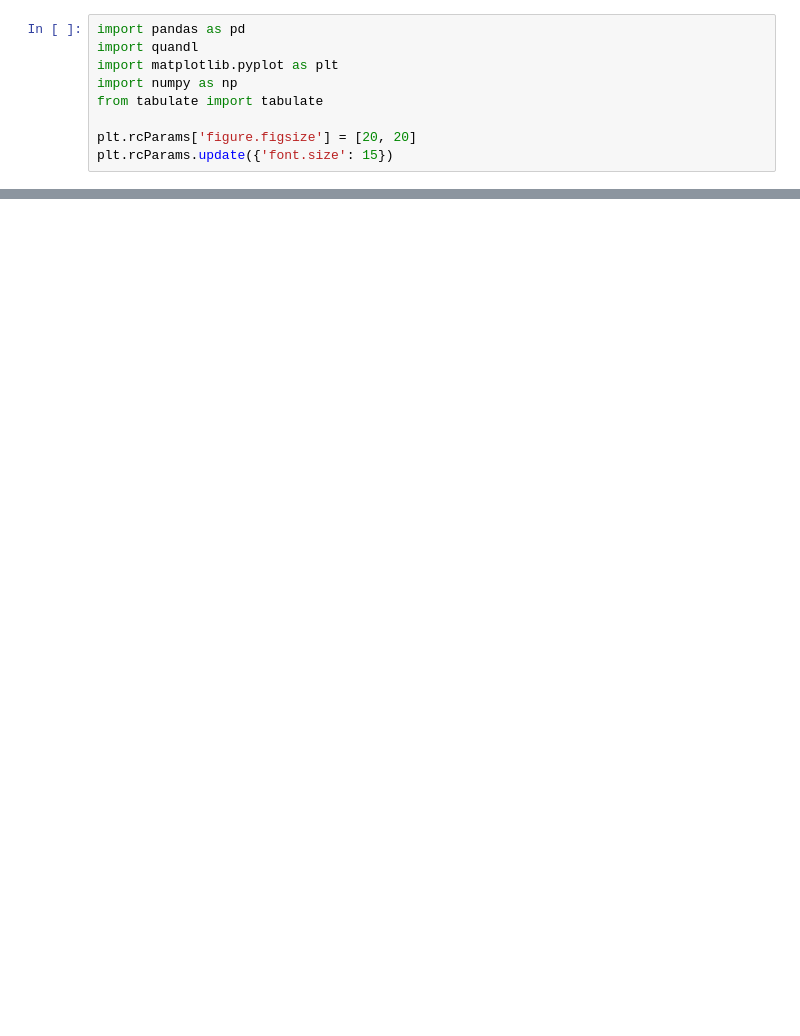
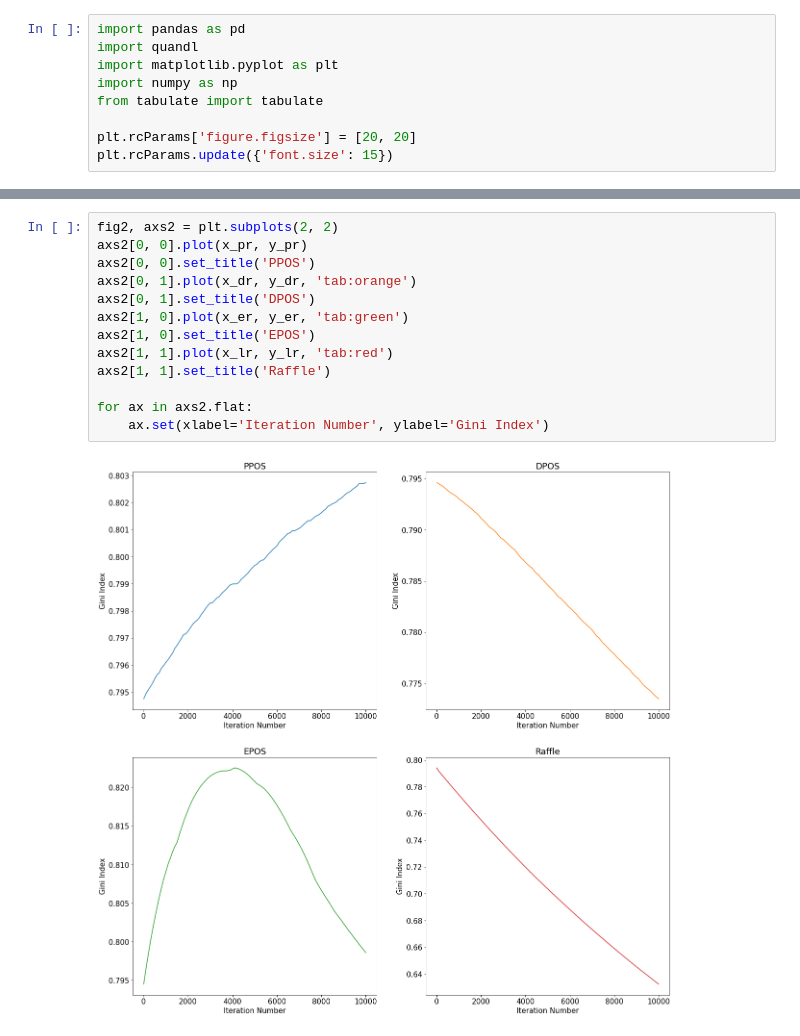
Before and after one commit to jiajia20/Intro_crypto, a Jupyter notebook: visualize_pos_models.ipynb, the cells around one changed output, grey strips where cells are left out. Drawn from its saved outputs; the diff is of its cells as text; blank space fills up the shorter version.

```diff
--- a/visualize_pos_models.ipynb
+++ b/visualize_pos_models.ipynb
@@ -54,0 +90,15 @@ for ax in axs.flat:
+# %%
+fig2, axs2 = plt.subplots(2, 2)
+axs2[0, 0].plot(x_pr, y_pr)
+axs2[0, 0].set_title('PPOS')
+axs2[0, 1].plot(x_dr, y_dr, 'tab:orange')
+axs2[0, 1].set_title('DPOS')
+axs2[1, 0].plot(x_er, y_er, 'tab:green')
+axs2[1, 0].set_title('EPOS')
+axs2[1, 1].plot(x_lr, y_lr, 'tab:red')
+axs2[1, 1].set_title('Raffle')
+
+for ax in axs2.flat:
+    ax.set(xlabel='Iteration Number', ylabel='Gini Index')
+# %% [output]
+[figure, added]
```
Also changed, not shown: parts of 3 cells of this notebook, 10 other files.
